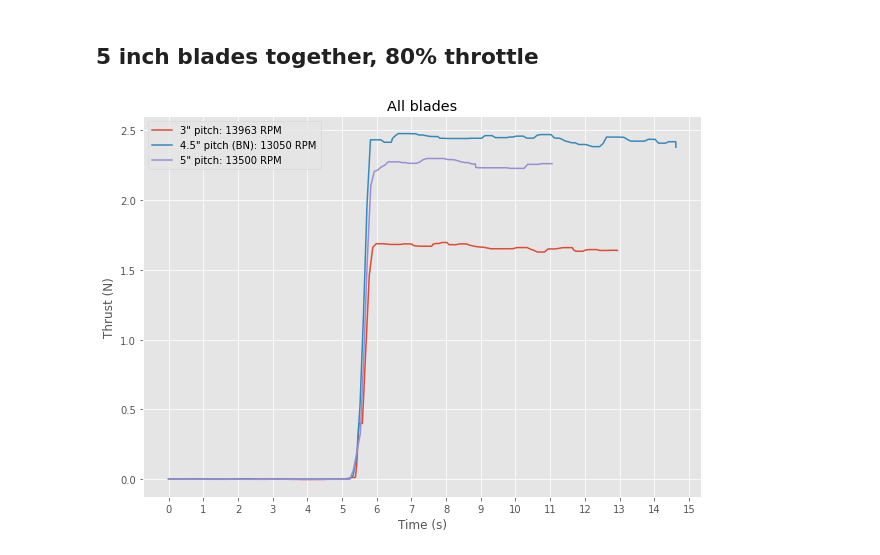
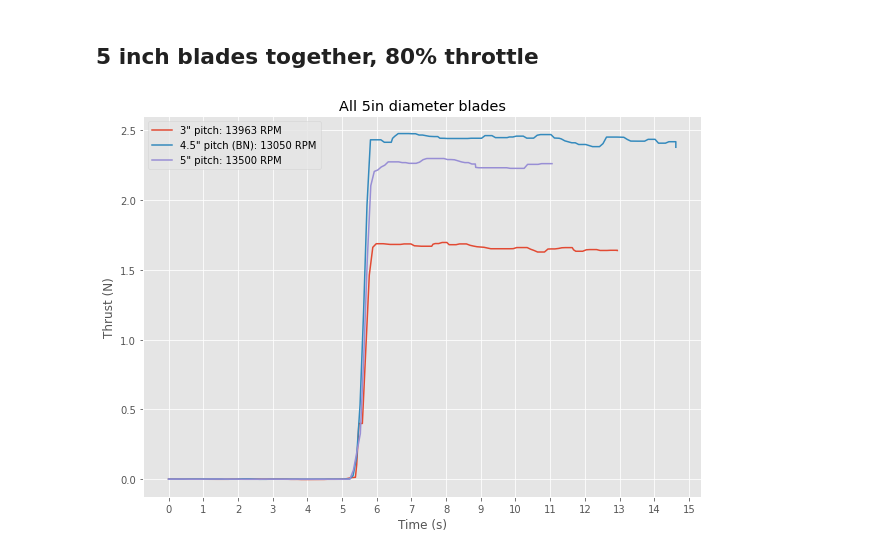
Before and after one commit to nmarks99/aero-capstone, a Jupyter notebook: thrust_test/nice_plots.ipynb, the cells around one changed output. Drawn from its saved outputs; the diff is of its cells as text; code cells hidden in the pictures.

Commit message:
update plots

```diff
--- a/thrust_test/nice_plots.ipynb
+++ b/thrust_test/nice_plots.ipynb
@@ -166,32 +166,32 @@ fig.savefig("data/5x45BN/5x45BNplot.png")
 # %%
 paths_all5 = ["data/5x3thick/80percent.txt","data/5x45BN/80percent.txt","data/5x5V1S/80percent.txt"]
 
 force = []
 time = []
 for i in paths_all5:
     temp_force,temp_time = get_data(i)
     force.append(temp_force)
     time.append(temp_time)
 
 # median filter and normalize to average of first n data points
 force = [sig.medfilt(i,5) for i in force]
 force = [normalize(np.array(i),10) for i in force]
 
 
 plt.style.use('ggplot')
 labs = ['3" pitch: 13963 RPM','4.5" pitch (BN): 13050 RPM', '5" pitch: 13500 RPM']
 fig, ax = plt.subplots(figsize=(10,7))
 for i in range(len(force)):
     ax.plot(time[i],force[i],label=labs[i])
     ax.legend()
 
-ax.set(title="All blades",xlabel="Time (s)",ylabel="Thrust (N)")
+ax.set(title="All 5in diameter blades",xlabel="Time (s)",ylabel="Thrust (N)")
 plt.yticks(np.arange(0, 2.8, 0.5))
 plt.xticks(np.arange(0, 16.0, 1))
 plt.show()
 fig.savefig("data/all5.png")
 # %% [output]
-[figure, old version]
+[figure, new version]
 # %%
 paths_all = ["data/5x3thick/80percent.txt","data/5x45BN/80percent.txt","data/5x5V1S/80percent.txt","data/80x45/80percent.txt"]
 
```
Also changed, not shown: parts of 1 cell of this notebook.
